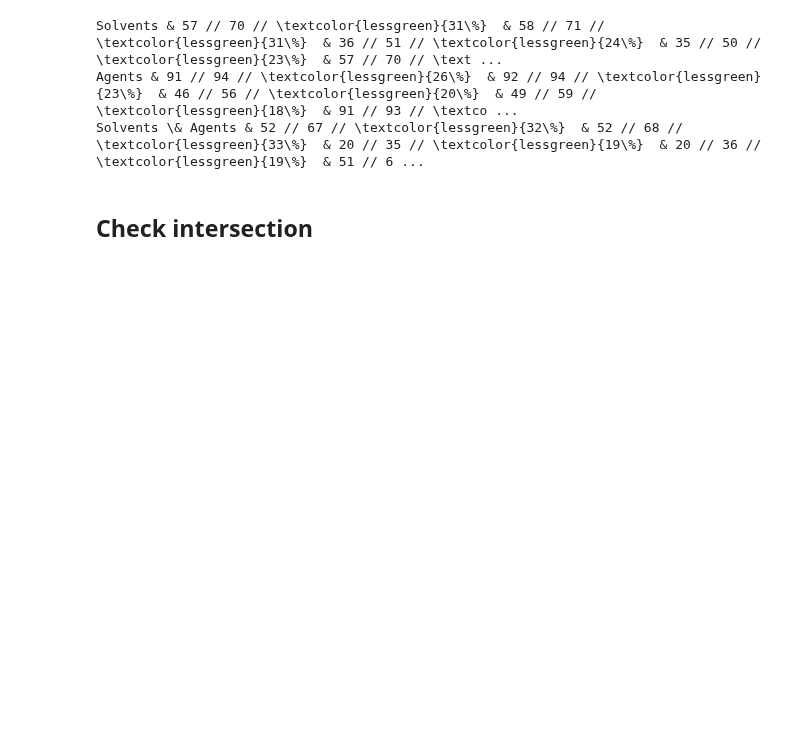
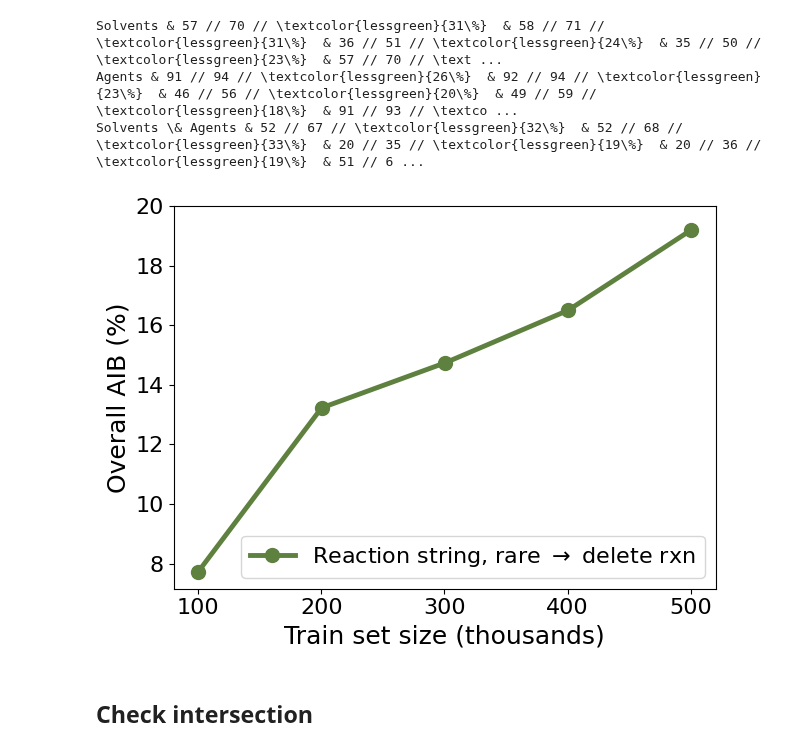
Before and after one commit to sustainable-processes/ORDerly, a Jupyter notebook: notebooks/plot_model_performance_wandb.ipynb, the cells around one changed output. Saved outputs shown, nothing was run; the diff lists cells and outputs as text; code cells hidden in the pictures; blank space fills up the shorter version.

Commit message:
Plot scaling behavior

```diff
--- a/notebooks/plot_model_performance_wandb.ipynb
+++ b/notebooks/plot_model_performance_wandb.ipynb
@@ -16,6 +25,16 @@ import gc
 api = wandb.Api()
 wandb_entity="ceb-sre"
 wandb_project="orderly"
+# %%
+filter = {
+    "config.output_folder_path": "models/no_trust_no_map"
+}
+ids = ["wwk85mpo", "6igi3f5x", "cw27b6c5", "2p28v0kz"]
+runs = api.runs(f"{wandb_entity}/{wandb_project}", filters=filter)
+for run in runs:
+    if run.id in ids:
+        run.config["dataset_version"] = "v6"
+        run.update()
 # %% [markdown]
 ## Generate Table for dataset v6
 # %%
@@ -70,6 +89,86 @@ print("\\\\ \n".join(lines) + "\\\\")
 Solvents & 57 // 70 // \textcolor{lessgreen}{31\%}  & 58 // 71 // \textcolor{lessgreen}{31\%}  & 36 // 51 // \textcolor{lessgreen}{24\%}  & 35 // 50 // \textcolor{lessgreen}{23\%}  & 57 // 70 // \text ...
 Agents & 91 // 94 // \textcolor{lessgreen}{26\%}  & 92 // 94 // \textcolor{lessgreen}{23\%}  & 46 // 56 // \textcolor{lessgreen}{20\%}  & 49 // 59 // \textcolor{lessgreen}{18\%}  & 91 // 93 // \textco ...
 Solvents \& Agents & 52 // 67 // \textcolor{lessgreen}{32\%}  & 52 // 68 // \textcolor{lessgreen}{33\%}  & 20 // 35 // \textcolor{lessgreen}{19\%}  & 20 // 36 // \textcolor{lessgreen}{19\%}  & 51 // 6 ...
+# %%
+DATASETS = ["no_trust_no_map"]
+LABELS = {
+    "with_trust_with_map": r"Labelling, rare $\rightarrow$ other",
+    "with_trust_no_map": r"Labelling, rare $\rightarrow$ delete rxn",
+    "no_trust_with_map": r"Reaction string, rare $\rightarrow$ other",
+    "no_trust_no_map": r"Reaction string, rare $\rightarrow$ delete rxn",
+}
+TRAIN_FRACS =  [0.2, 0.4, 0.6, 0.8, 1.0]
+fig, ax = plt.subplots(1)
+markers = ["o", "d", "s", "^"]
+top_n = 3
+colors = {
+    "no_trust_with_map": "#5C4682",
+    "no_trust_no_map": "#5e813f",
+}
+for i, dataset in enumerate(DATASETS):
+    overall_accuracies = []
+    n_train = []
+    for train_fraction in TRAIN_FRACS:
+        filters = {
+            "state": "finished",
+            "config.output_folder_path": f"models/{dataset}",
+            # "config.random_seed": {"$in": [12345, 54321, 98765]},
+            "config.random_seed": 12345,
+            "config.train_fraction": train_fraction,
+            "config.train_mode": 0, # Teacher forcing
+            "config.dataset_version": {"$in": ["v6"]}
+        }
+        runs = api.runs(
+            f"{wandb_entity}/{wandb_project}",
+            filters=filters
+        )
+        run = runs[0]
+        if len(runs)>0:
+            for r in runs:
+                if run.config["dataset_version"] == "v5":
+                    run = r
+                    break
+
+        # Get overall accuracy
+        acc_local = []
+        for run in runs:
+            overall_accuracy = run.summary[f"test_best"][f"overall_accuracy_top{top_n}"]
+            fi_overall_accuracy = run.summary[f"frequency_informed_overall_accuracy_top_{top_n}"]
+            overall_improvement = (overall_accuracy-fi_overall_accuracy)/(1-fi_overall_accuracy)
+            acc_local.append(overall_improvement)
+        overall_accuracies.append(np.mean(overall_improvement)*100)
+        n_train.append(run.config["n_train"])
+
+    # Add line to plot
+    label = LABELS[dataset]
+    ax.plot(
+        # TRAIN_FRACS,
+        np.array(n_train)/ 1e3,
+        overall_accuracies,
+        label=label,
+        linewidth=3.5,
+        marker=markers[i],
+        markersize=10,
+        color=colors[dataset]
+    )
+
+# Formatting
+axis_fontsize = 16
+heading_fontsize = 18
+ax.legend(loc="lower right", fontsize=axis_fontsize)
+ax.set_xlabel("Train set size (thousands)", fontsize=heading_fontsize)
+ax.set_ylabel("Overall AIB (%)",  fontsize=heading_fontsize)
+# ax.set_xticks(TRAIN_FRACS)
+# ax.set_xticklabels(ax.gefontsize=axis_fontsize)
+ax.tick_params(labelsize=axis_fontsize)
+# ax.ticklabel_format( style='sci',scilimits=(4,4))
+ylabels = np.arange(8, 22, 2)
+ax.set_yticks(ylabels)
+ax.set_yticklabels([f"{ylabel:.0f}" for ylabel in ylabels], fontsize=axis_fontsize)
+fig.tight_layout()
+fig.savefig("scaling_behavior.png", dpi=300)
+# %% [output]
+[figure, added]
 # %% [markdown]
 ## Check intersection
 # %%
```
Also changed, not shown: parts of 1 cell of this notebook.
